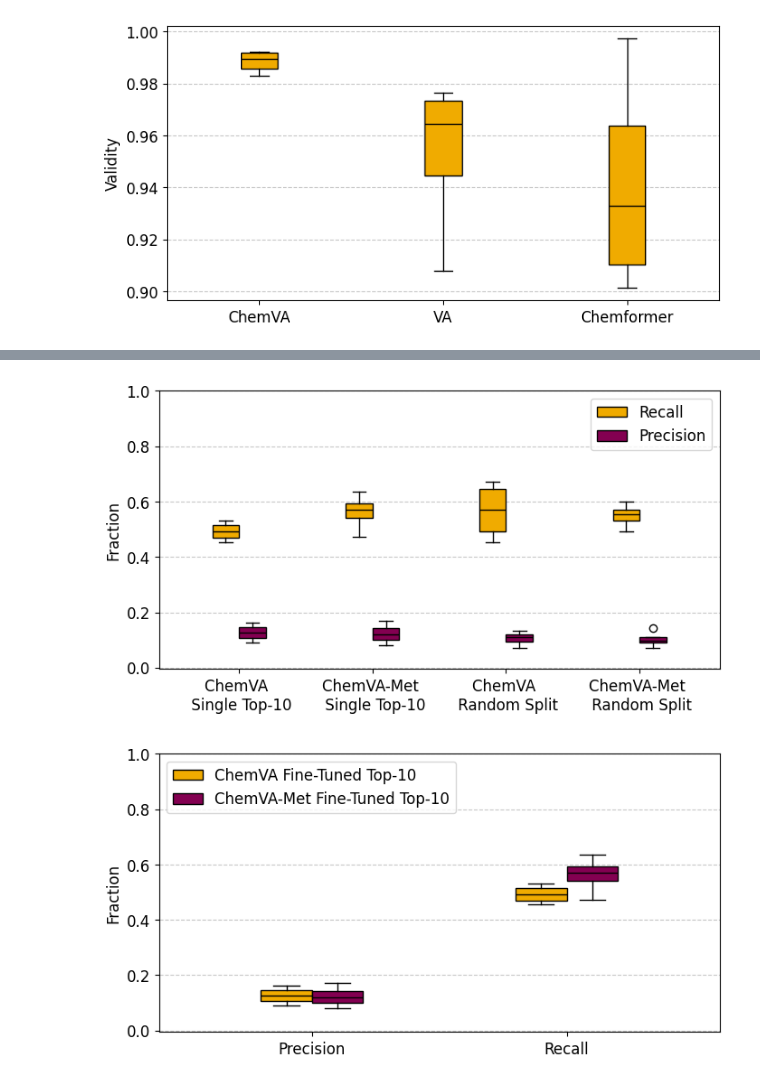
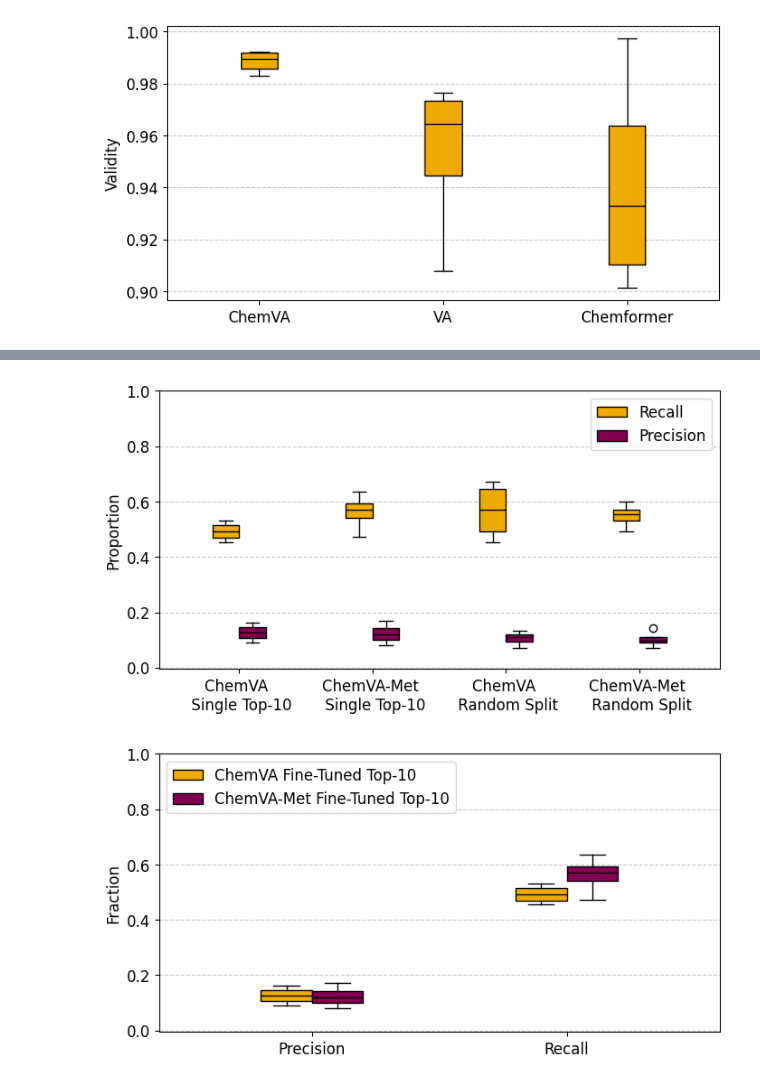
Before and after one commit to tsofiac/LAGOM, a Jupyter notebook: for_report_and_presentation/presentation_plots.ipynb, the cells around one changed output, grey strips where cells are left out. Saved outputs shown, nothing was run; the diff lists cells and outputs as text; code cells hidden in the pictures.

```diff
--- a/for_report_and_presentation/presentation_plots.ipynb
+++ b/for_report_and_presentation/presentation_plots.ipynb
@@ -278,9 +360,9 @@ plot_fingerprint_similarity(before, after, None)
 def multi_boxplot(data, xlabel, ylabel, xticks, labels, location, save_figure=None, ylim=None):
 
     plt.rcParams.update({'font.size': 12, 'font.family': 'sans-serif'})
-    # plt.figure(figsize=(8, 4))
+    plt.figure(figsize=(8, 4))
     # plt.figure(figsize=(6, 3))
-    plt.figure(figsize=(10,5))
+    # plt.figure(figsize=(10,5))
 
     colour_scheme = [gold, mulberry, lime_green, magenta]
 
@@ -570,26 +652,26 @@ multi_boxplot(data, xlabel, ylabel, xticks, labels, 'upper right', None, 1)
 # %%
 # Meta Ensemble Comparison
 bs = 4
 
 recall_base, precision_base, score_one_base, score_all_base = score_result('../evaluation/alohomora/result_base_rand.csv', bs, False)
 recall_random, precision_random, score_one_random, score_all_random = score_result('../evaluation/alohomora/result_comb_random_split_5_per_model.csv', bs, False)
 recall_metatrans, precision_metatrans, score_one_metatrans, score_all_metatrans = score_result('../evaluation/alohomora/result_metatrans.csv', bs, False)
 recall_met_random, precision_met_random, score_one_met_random, score_all_met_random = score_result('../evaluation/alohomora/result_comb_metatrans_random_5_per_model.csv', bs, False)
 
 recall_all = [recall_base[-2], recall_metatrans[-2], recall_random[-1], recall_met_random[-1]]
 precision_all = [precision_base[-2],precision_metatrans[-2], precision_random[-1], precision_met_random[-1]]
 score_one_all = [score_one_base[-2],score_one_metatrans[-2], score_one_random[-1], score_one_met_random[-1]]
 score_all_all = [score_all_base[-2],score_all_metatrans[-2], score_all_random[-1], score_all_met_random[-1]]
 
 xlabel = None
 xticks = ['ChemVA \n Single Top-10', 'ChemVA-Met \n Single Top-10', 'ChemVA \n Random Split', 'ChemVA-Met \n Random Split']
 labels = ['Recall', 'Precision']
 
 data = [recall_all, precision_all]
-ylabel = 'Fraction'
+ylabel = 'Proportion'
 multi_boxplot(data, xlabel, ylabel, xticks, labels, 'upper right', None, 1)
 # %% [output]
-[figure, old version]
+[figure, new version]
 # %%
 # Meta singel only Comparison
 bs = 4
```
Also changed, not shown: parts of 11 cells of this notebook, 45 other files.
